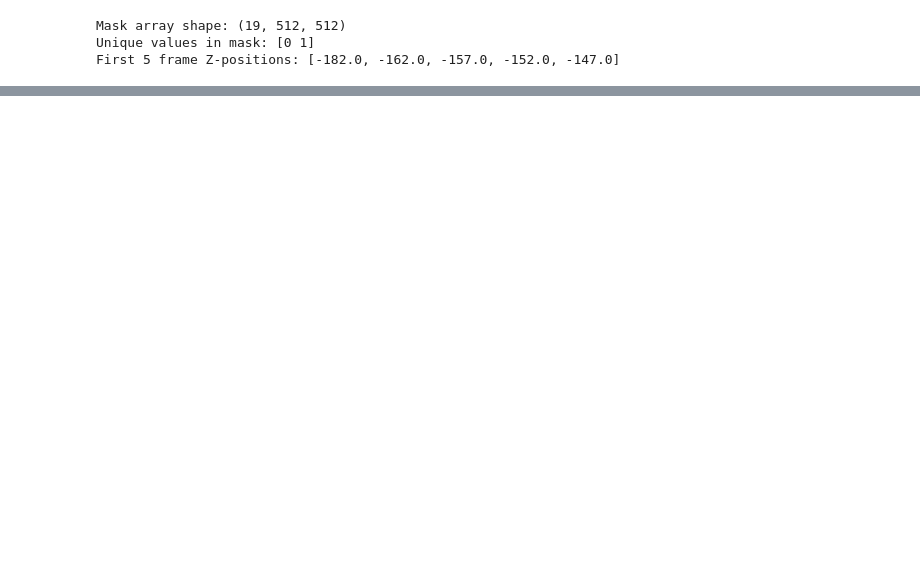
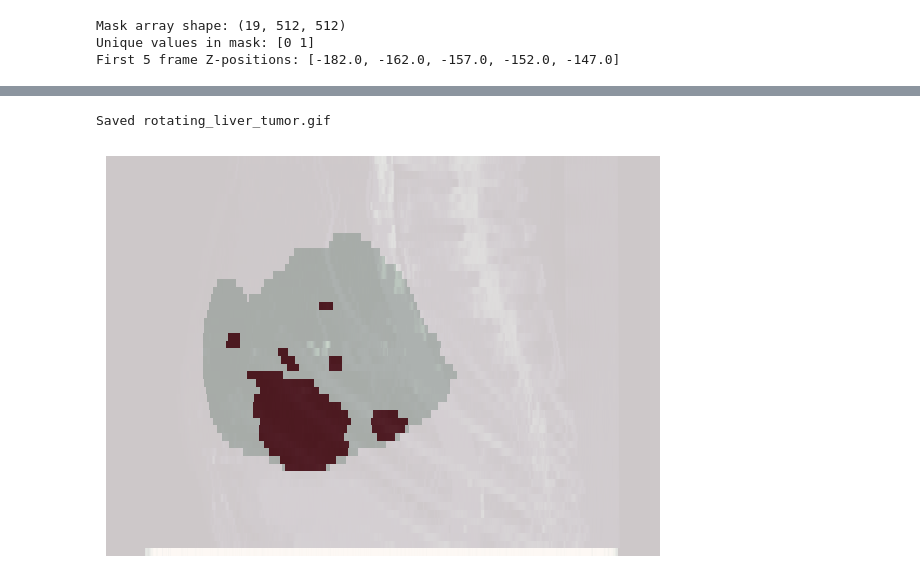
Before and after one commit to alexcega/Medical-Imaging-Final-Project, a Jupyter notebook: RadCTTACEomics_1196/point1.ipynb, the cells around one changed output, grey strips where cells are left out. Drawn from its saved outputs; the diff is of its cells as text; code cells hidden in the pictures; blank space fills up the shorter version.

```diff
--- a/RadCTTACEomics_1196/point1.ipynb
+++ b/RadCTTACEomics_1196/point1.ipynb
@@ -10,3 +23,3 @@ import numpy as np
 # %%
 # data folder with DICOM files
-ct_folder = "1196/30_EQP_Ax5.00mm/"
+ct_folder = "1196/  /"
@@ -437,0 +170,63 @@ Saved results/MIP/rotating_MIP2.gif
+# %%
+# Get a set of angles from 360 to get the images on  a number of setps
+# on each one of them we do 2 operations, rotate on axial plane and MIP saggital plane.
+angles = np.linspace(0, 360, num=36, endpoint=False)
+
+projections = []
+for angle in angles:
+    ct_rot   = rotate_on_axial_plane(ct_volume,   angle)
+    liv_rot  = rotate_on_axial_plane(mask_liver, angle)
+    tum_rot  = rotate_on_axial_plane(mask_tumor, angle)
+
+    proj_ct    = MIP_sagittal_plane(ct_rot)
+    proj_liver = MIP_sagittal_plane(liv_rot) > 0
+    proj_tumor = MIP_sagittal_plane(tum_rot) > 0
+
+    projections.append((proj_ct, proj_liver, proj_tumor))
+# %%
+import matplotlib.pyplot as plt
+import matplotlib.animation as animation
+import imageio
+
+os.makedirs('results/MIP', exist_ok=True)
+
+# get display params
+img_min, img_max = ct_volume.min(), ct_volume.max()
+cm = plt.colormaps['bone']
+slice_thick = abs(z_positions[1] - z_positions[0])
+pix_spac_x, _ = datasets[0].PixelSpacing
+aspect = slice_thick / pix_spac_x
+
+# prepare figure for animation
+fig, ax = plt.subplots(figsize=(6,4))
+ax.axis('off')
+plt.tight_layout(pad=0)
+
+frames = []
+for proj_ct, proj_liver, proj_tumor in projections:
+    im_ct = ax.imshow(proj_ct,
+                     cmap=cm,
+                     vmin=img_min, vmax=img_max,
+                     aspect=aspect,
+                     interpolation='nearest',
+                     animated=True)
+    im_liv = ax.imshow(proj_liver,
+                       cmap='Greens',
+                       alpha=0.4,
+                       aspect=aspect,
+                       interpolation='nearest',
+                       animated=True)
+    im_tum = ax.imshow(proj_tumor,
+                       cmap='Reds',
+                       alpha=0.6,
+                       aspect=aspect,
+                       interpolation='nearest',
+                       animated=True)
+    frames.append([im_ct, im_liv, im_tum])
+
+anim = animation.ArtistAnimation(fig, frames, interval=100, blit=True)
+anim.save('results/MIP/rotating_liver_tumor.gif', dpi=150)
+print("Saved rotating_liver_tumor.gif")
+# %% [output]
+Saved rotating_liver_tumor.gif
+[figure, added]
```
Also changed, not shown: parts of 30 cells of this notebook, 7 other files.
